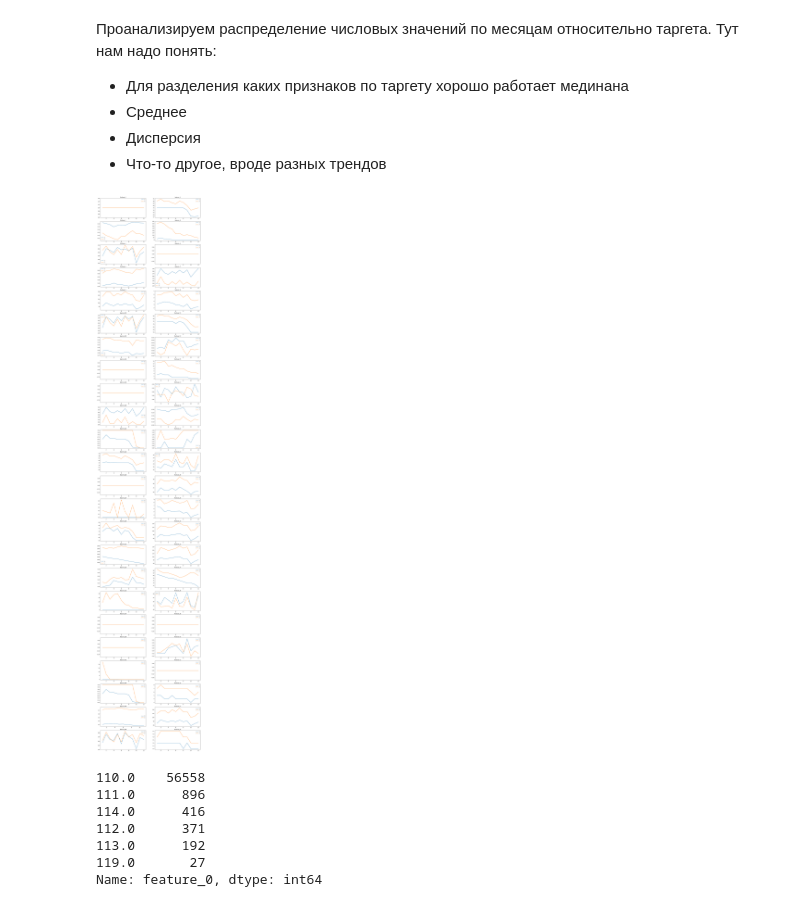
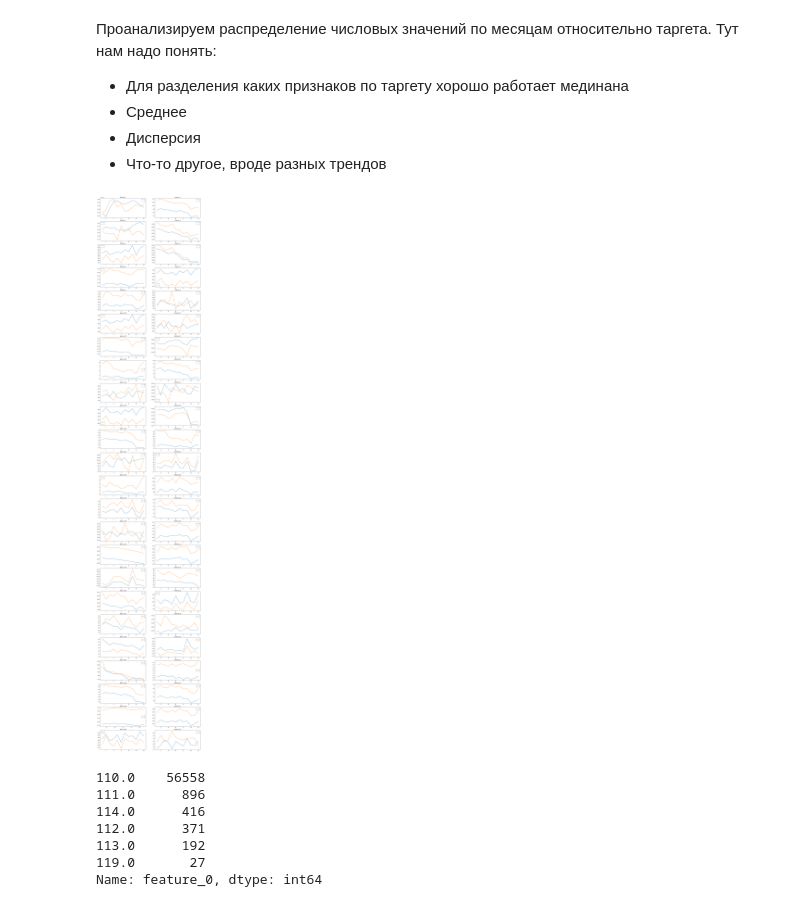
Before and after one commit to svotyakov/WebScraping_DataPreprocessing, a Jupyter notebook: telecom_analysis/rus/Telecom_classification.ipynb, the cells around one changed output. Drawn from its saved outputs; the diff is of its cells as text; code cells hidden in the pictures.

```diff
--- a/telecom_analysis/rus/Telecom_classification.ipynb
+++ b/telecom_analysis/rus/Telecom_classification.ipynb
@@ -300,16 +301,17 @@ feature_17_4_9_train[feature_17_4_9_train['target']==1]['feature_17'].hist()
 # %%
 ax = {}
 fig = plt.figure(figsize=(18,100))
 for i,j in enumerate(tabular_data.columns[2:]):
     ax[i] = plt.subplot(math.ceil(len(tabular_data.columns[2:])/2),2,i+1)
-    temp = tabular_data.merge(train, on='id', how='left').dropna(subset='target').groupby(['target','period'])[j].median().reset_index()
+    temp = tabular_data.merge(train, on='id', how='left').dropna(subset='target').groupby(['target','period'])[j].mean().reset_index()
+    temp=temp.dropna() # уберем None
     temp[temp['target']==0].plot(x='period', y=j, ax=ax[i], label='0')
     temp[temp['target']==1].plot(x='period', y=j, ax=ax[i], label='1')
     ax[i].set_xlabel("")
     ax[i].set_ylabel("")
     ax[i].set_title(j)
 # %% [output]
-[figure, old version]
+[figure, new version]
 # %%
 # Среднее
 
```
Also changed, not shown: parts of 17 cells of this notebook.
